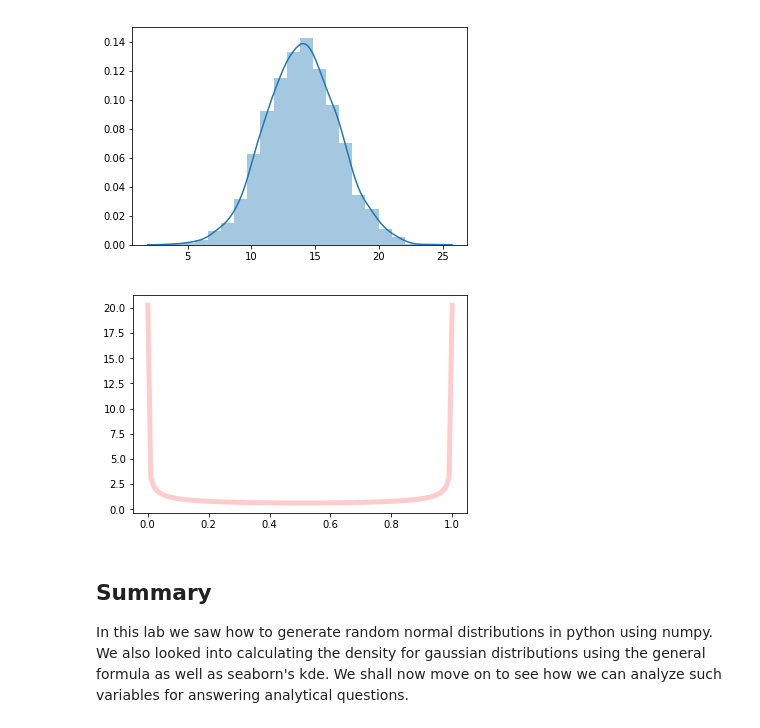
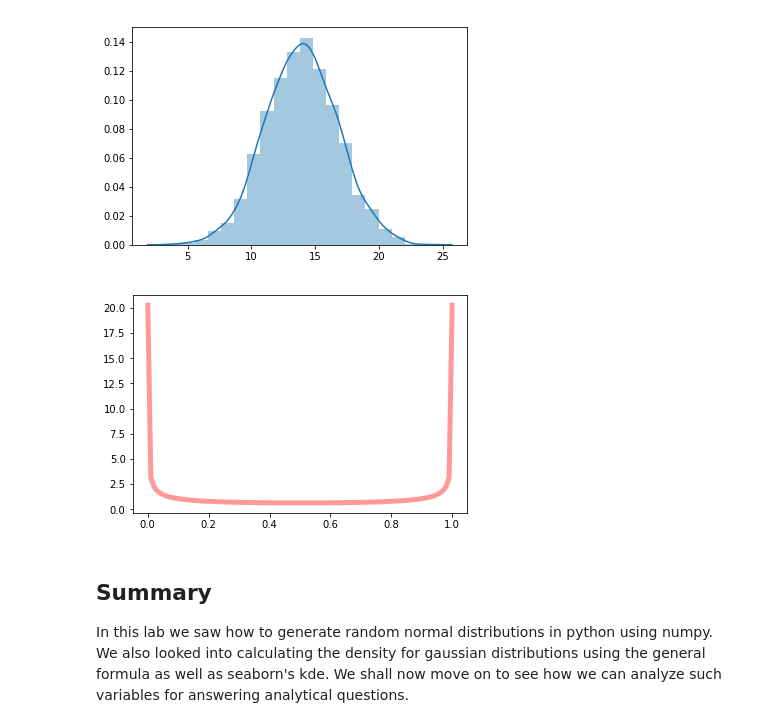
Before and after one commit to MarcSchneider71/dsc-1-09-13-normal-gaussian-distributions-lab-nyc-ds-career-012819, a Jupyter notebook: index.ipynb, the cells around one changed output. Drawn from its saved outputs; the diff is of its cells as text; code cells hidden in the pictures.

```diff
--- a/index.ipynb
+++ b/index.ipynb
@@ -196,15 +196,15 @@ sns.distplot(s, bins=20, kde= True);
 # %%
 from scipy.stats import beta
 import matplotlib.pyplot as plt
 fig, ax = plt.subplots(1, 1)
 
 a, b = 0.5, 0.5
 mean, var, skew, kurt = beta.stats(a, b, moments='mvsk')
 
 x = np.linspace(beta.ppf(0.01, a, b), beta.ppf(0.99, a, b), 100)
-ax.plot(x, beta.pdf(x, a, b),'r-', lw=5, alpha=0.2, label='beta pdf');
+ax.plot(x, beta.pdf(x, a, b),'r-', lw=5, alpha=0.4, label='beta pdf');
 # %% [output]
-[figure, old version]
+[figure, new version]
 # %% [markdown]
 ## Summary
 
```
